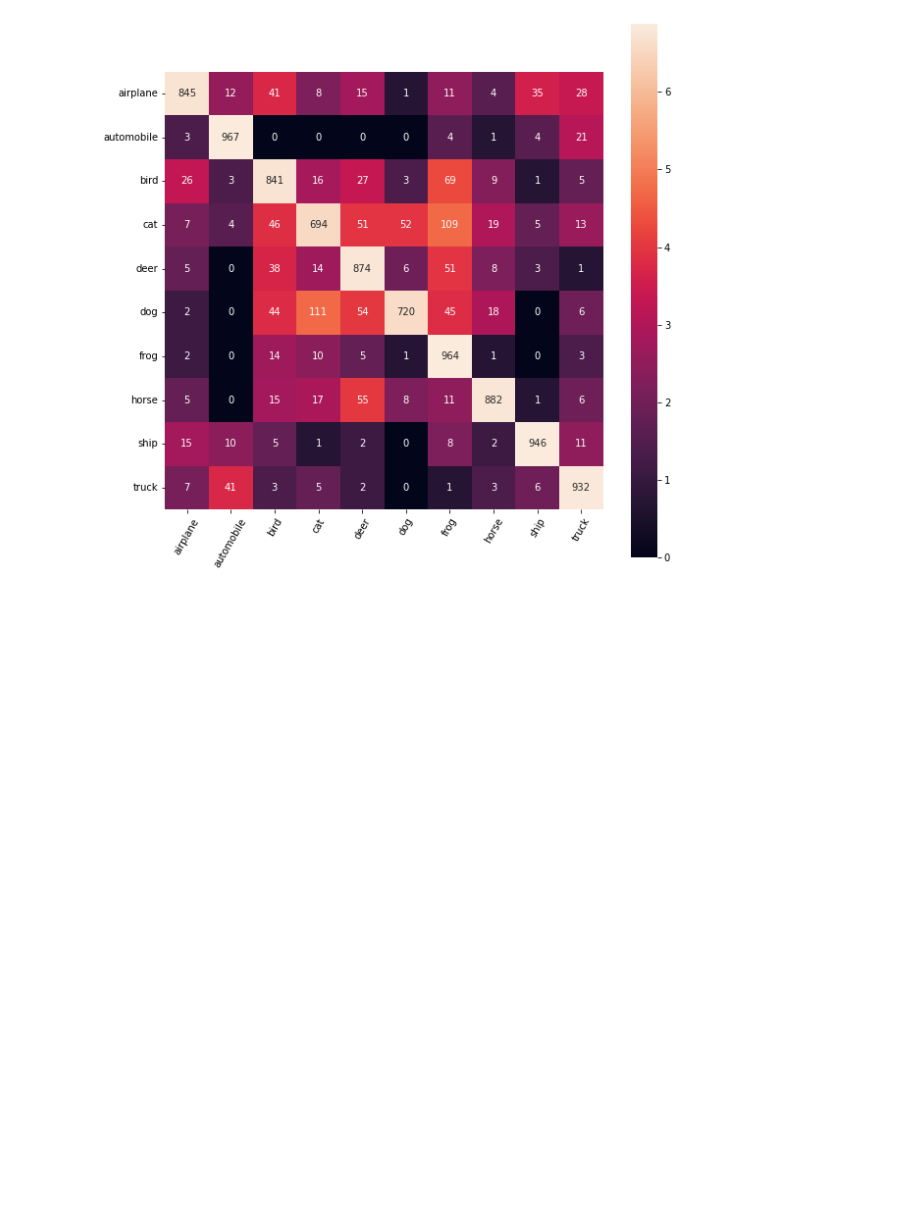
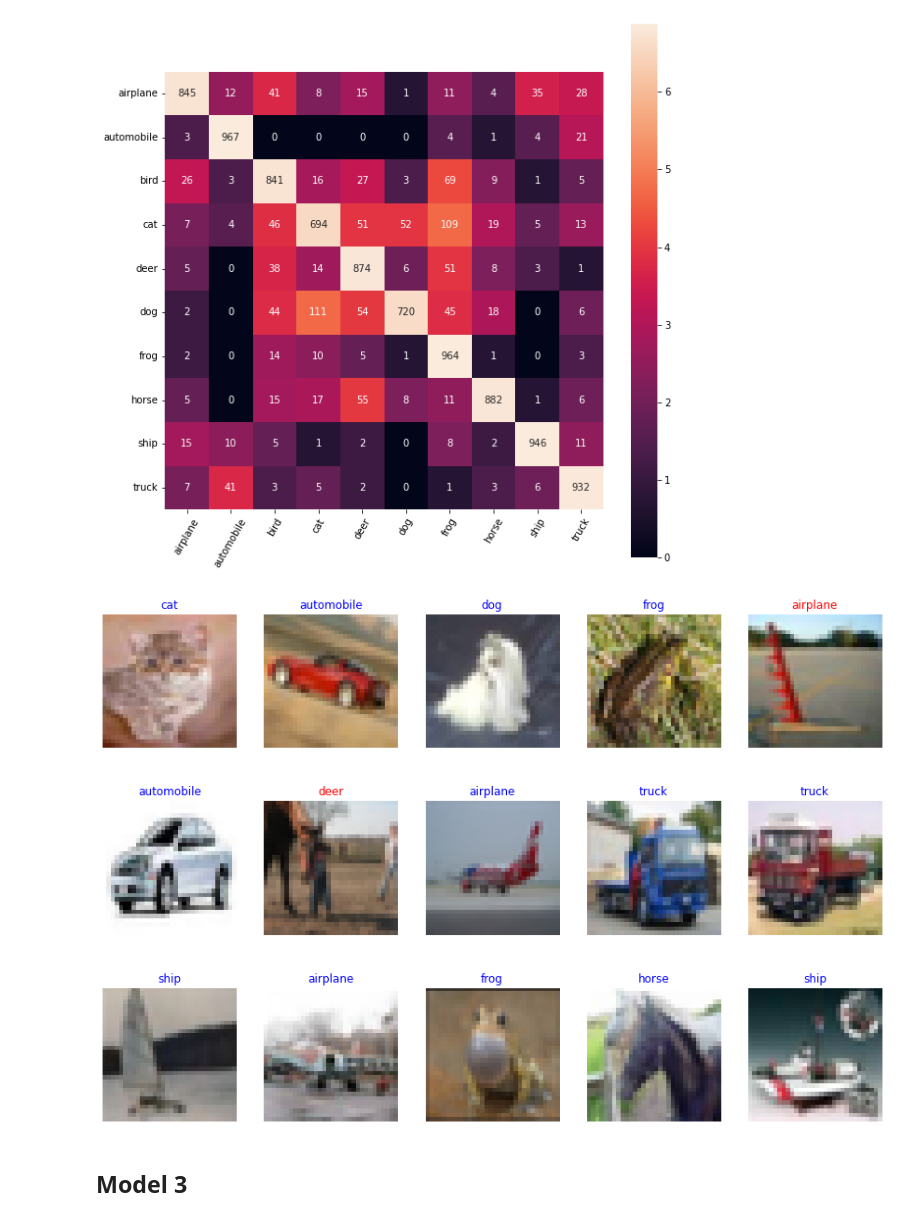
Before and after one commit to Ashish-Sasna/ImageClassification, a Jupyter notebook: Python files/ImgClass.ipynb, the cells around one changed output. Drawn from its saved outputs; the diff is of its cells as text; code cells hidden in the pictures; blank space fills up the shorter version.

Commit message:
Ninth commit - Produced predicted images

```diff
--- a/Python files/ImgClass.ipynb
+++ b/Python files/ImgClass.ipynb
@@ -546,0 +549,3 @@ metrics_graph(cnn_model2, num_epoch)
+# %%
+for i, layer in enumerate(load_model2.layers):
+    print(i+1, layer.name, layer.trainable)
@@ -571,3 +594,25 @@ plt.xticks(rotation=60)
 plt.show()
 # %% [output]
 [figure]
+# %%
+fig, ax = plt.subplots(3, 5, figsize=(15,10))
+
+ax = ax.ravel()
+
+test_len = len(X_test)
+
+for i in np.arange(0, 3*5):
+    index = np.random.randint(0, test_len)
+
+    color = 'blue' if (y_pred_cat[index] == y_test_cat[index]) else 'red'
+
+    ax[i].imshow(X_test[index])
+    label_index = int(y_pred_cat[index])
+    ax[i].set_title(labelNames[label_index], fontsize = 12, color=color)
+    ax[i].axis('off')
+
+plt.subplots_adjust(hspace=0.4)
+# %% [output]
+[figure, added]
+# %% [markdown]
+## Model 3
```
Also changed, not shown: parts of 3 cells of this notebook.
